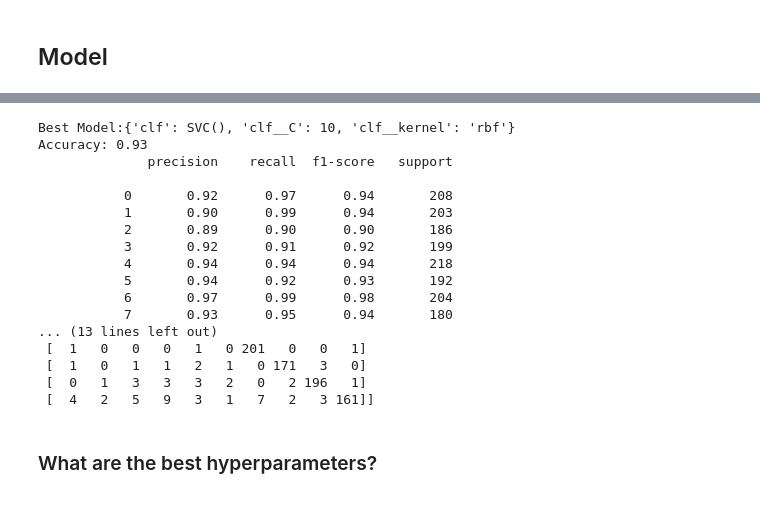
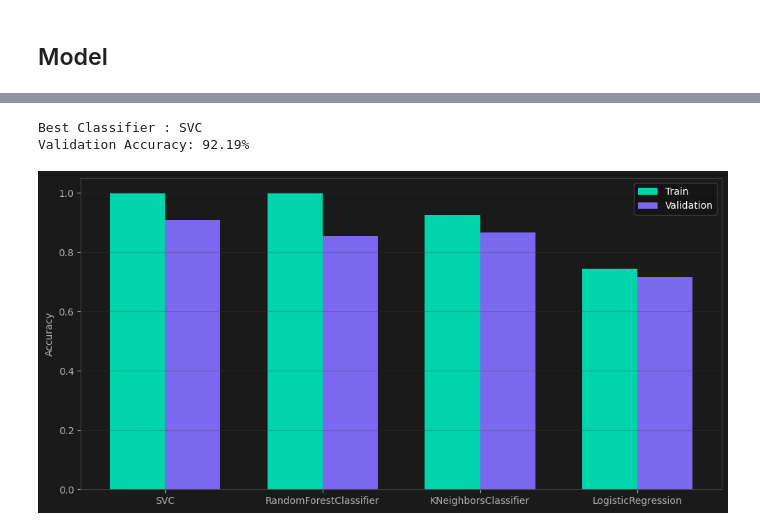
Before and after one commit to karthikiyerrrr/KBI-Capstone-Project, a Jupyter notebook: capstone_project.ipynb, the cells around one changed output, grey strips where cells are left out. Cells and saved outputs as stored; diff of their text form; code cells hidden in the pictures.

Commit message:
Explored more models, updated streamlit

```diff
--- a/capstone_project.ipynb
+++ b/capstone_project.ipynb
@@ -19,4 +27,6 @@ USE_3_SEC = True
+# %%
+RANDOM_STATE = 42   # For reproducibility
 # %% [markdown]
 ## Data
 # %%
-data = pd.read_csv('data/features_3_sec.csv') if USE_3_SEC else pd.read_csv('data/features_30_sec.csv')
+data = pd.read_csv('data/features_3_sec.csv')
@@ -26,4 +86,5 @@ le = LabelEncoder()
 X = data.drop(columns=['filename', 'length', 'label'])
 y = le.fit_transform(data['label'])
 
-X_train, X_test, y_train, y_test = train_test_split(X, y, test_size=0.2, random_state=42)
+X_train, X_val_test, y_train, y_val_test = train_test_split(X, y, test_size=0.2, random_state=RANDOM_STATE)
+X_val, X_test, y_val, y_test = train_test_split(X_val_test, y_val_test, test_size=0.5, random_state=RANDOM_STATE)
@@ -88,28 +186,31 @@ GridSearchCV(cv=5,
-# %%
-print(f'Best Model:{grid.best_params_}')
-print(f"Accuracy: {grid.score(X_test, y_test):.2f}")
-
-## Model Evaluation
-y_pred = grid.predict(X_test)
-print(classification_report(y_test, y_pred))
-print(confusion_matrix(y_test, y_pred))
-# %% [output]
-Best Model:{'clf': SVC(), 'clf__C': 10, 'clf__kernel': 'rbf'}
-Accuracy: 0.93
-              precision    recall  f1-score   support
-
-           0       0.92      0.97      0.94       208
-           1       0.90      0.99      0.94       203
-           2       0.89      0.90      0.90       186
-           3       0.92      0.91      0.92       199
-           4       0.94      0.94      0.94       218
-           5       0.94      0.92      0.93       192
-           6       0.97      0.99      0.98       204
-           7       0.93      0.95      0.94       180
-... (13 lines left out)
- [  1   0   0   0   1   0 201   0   0   1]
- [  1   0   1   1   2   1   0 171   3   0]
- [  0   1   3   3   3   2   0   2 196   1]
- [  4   2   5   9   3   1   7   2   3 161]]
-# %% [markdown]
-### What are the best hyperparameters?
+# %%
+## Best Model Summary
+best_clf_name = type(grid.best_estimator_.named_steps['clf']).__name__
+print(f"Best Classifier : {best_clf_name}")
+print(f"Validation Accuracy: {grid.score(X_val, y_val):.2%}\n")
+
+# Train vs validation accuracy per candidate (dark theme)
+res = pd.DataFrame(grid.cv_results_)
+labels = [type(p['clf']).__name__ for p in res['params']]
+x = np.arange(len(labels))
+width = 0.35
+
+plt.style.use('dark_background')
+fig, ax = plt.subplots(figsize=(10, 5), facecolor='#1a1a1a')
+ax.set_facecolor('#1a1a1a')
+bars1 = ax.bar(x - width/2, res['mean_train_score'], width, label='Train', color='#00d4aa')
+bars2 = ax.bar(x + width/2, res['mean_test_score'], width, label='Validation', color='#7b68ee')
+ax.set_ylabel('Accuracy', color='#b0b0b0')
+ax.set_xticks(x)
+ax.set_xticklabels(labels, color='#b0b0b0')
+ax.tick_params(colors='#b0b0b0')
+ax.legend(framealpha=0.2)
+ax.grid(True, alpha=0.3, color='#404040', axis='y')
+ax.spines[:].set_color('#404040')
+ax.set_ylim(0, 1.05)
+plt.tight_layout()
+plt.show()
+# %% [output]
+Best Classifier : SVC
+Validation Accuracy: 92.19%
+[figure, added]
```
Also changed, not shown: parts of 26 cells of this notebook, 26 other files.
